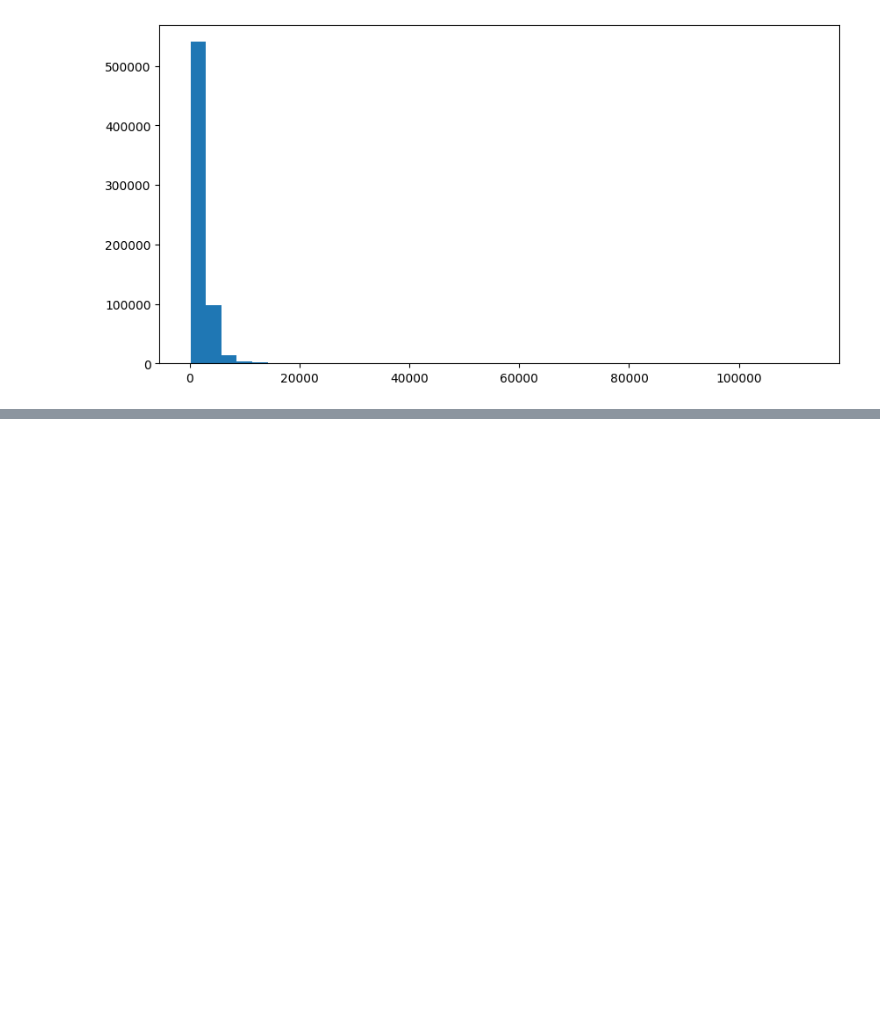
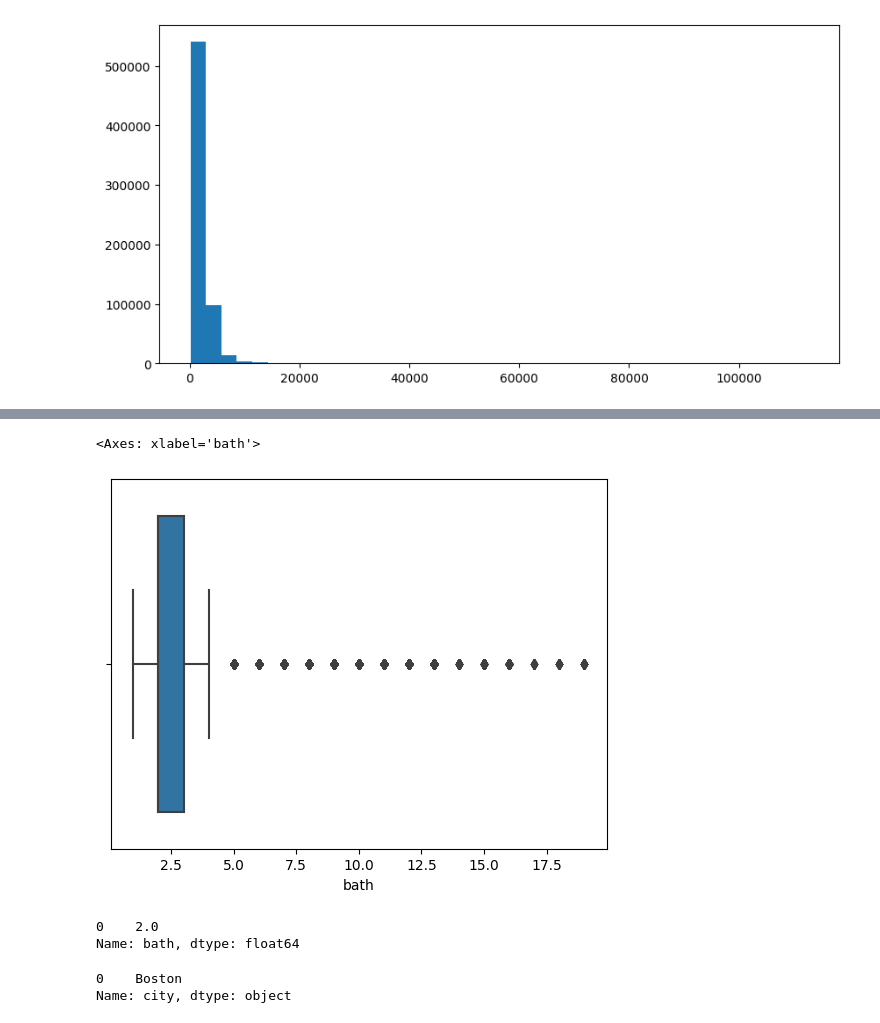
Before and after one commit to zinakhazaee/MachineLearning-SupervisedLearning_Regression, a Jupyter notebook: usa_real_estate.ipynb, the cells around one changed output, grey strips where cells are left out. Cells and saved outputs as stored; diff of their text form; code cells hidden in the pictures; blank space fills up the shorter version.

```diff
--- a/usa_real_estate.ipynb
+++ b/usa_real_estate.ipynb
@@ -293,0 +342,15 @@ plt.show()
+# %%
+sns.boxplot(data = house_reduced , x= 'bath')
+# %% [output]
+<Axes: xlabel='bath'>
+[figure, added]
+# %%
+house_reduced['bath'].mode()
+# %% [output]
+0    2.0
+Name: bath, dtype: float64
+# %%
+house_reduced['city'].mode()
+# %% [output]
+0    Boston
+Name: city, dtype: object
```
Also changed, not shown: parts of 7 cells of this notebook.
